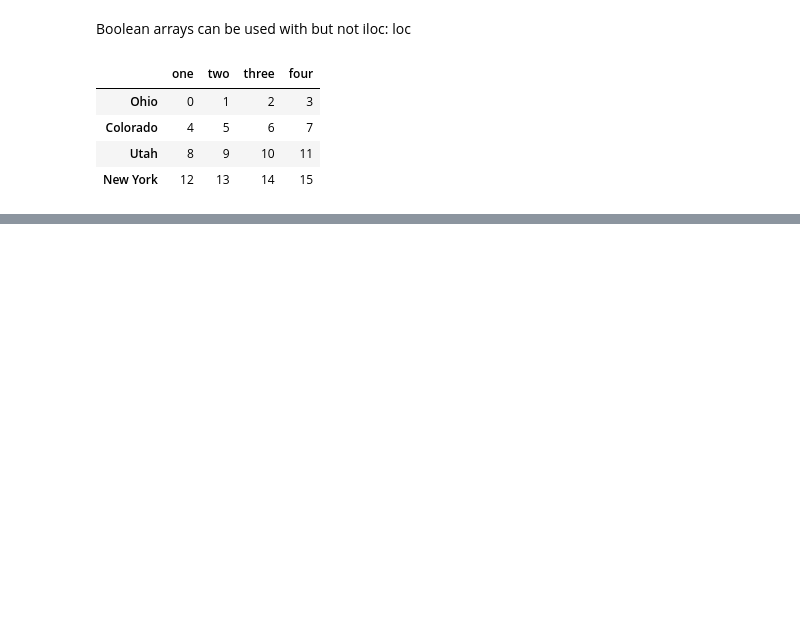
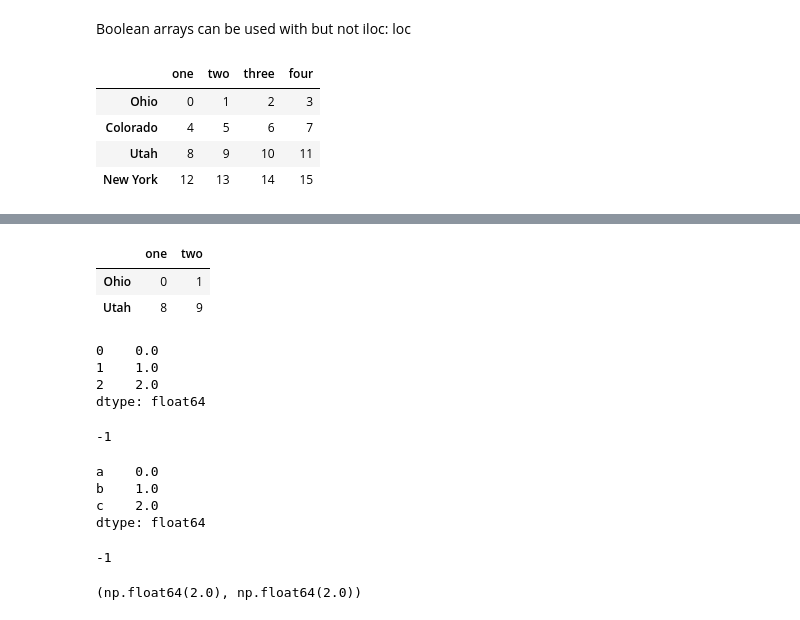
Before and after one commit to navneet-srivastava/python-data-analysis, a Jupyter notebook: pandas_tut.ipynb, the cells around one changed output, grey strips where cells are left out. Cells and saved outputs as stored; diff of their text form; code cells hidden in the pictures; blank space fills up the shorter version.

```diff
--- a/pandas_tut.ipynb
+++ b/pandas_tut.ipynb
@@ -1085,0 +1100,42 @@ ValueError: iLocation based boolean indexing cannot use an indexable as a mask
+# %%
+data.loc[["Ohio","Utah"],["one","two"]]
+# %% [output]
+|  | one | two |
+| Ohio | 0 | 1 |
+| Utah | 8 | 9 |
+# %%
+ser = pd.Series(np.arange(3.))
+
+ser
+# %% [output]
+0    0.0
+1    1.0
+2    2.0
+dtype: float64
+# %%
+try:
+    ser[-1]
+except Exception as e:
+    print(e)
+# %% [output]
+-1
+# %%
+ser2 = pd.Series(np.arange(3.), index=["a", "b", "c"])
+
+ser2
+# %% [output]
+a    0.0
+b    1.0
+c    2.0
+dtype: float64
+# %%
+try:
+    print(ser2[-1])
+except Exception as e:
+    print(e)
+# %% [output]
+-1
+# %%
+ser.iloc[-1],ser2.iloc[-1]
+# %% [output]
+(np.float64(2.0), np.float64(2.0))
```
Also changed, not shown: parts of 12 cells of this notebook.
